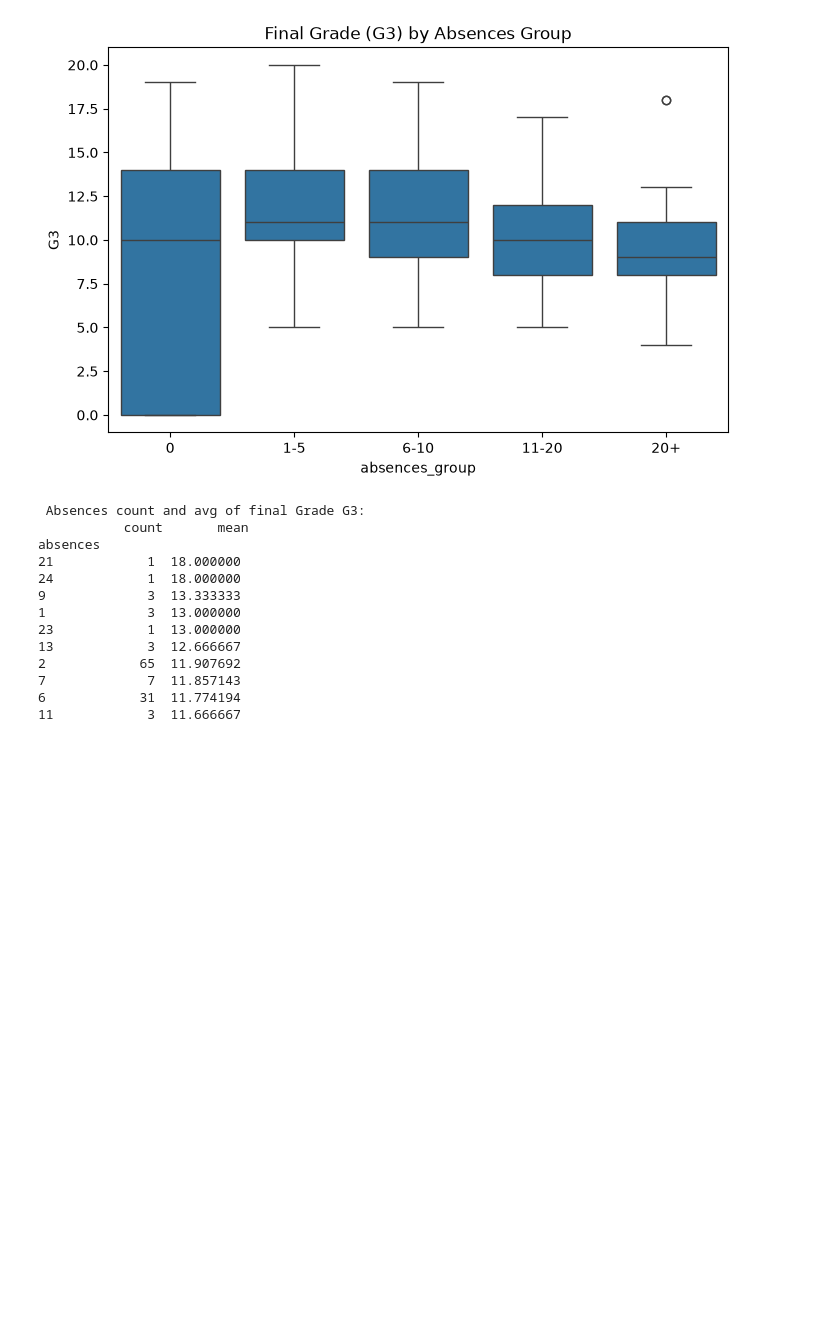
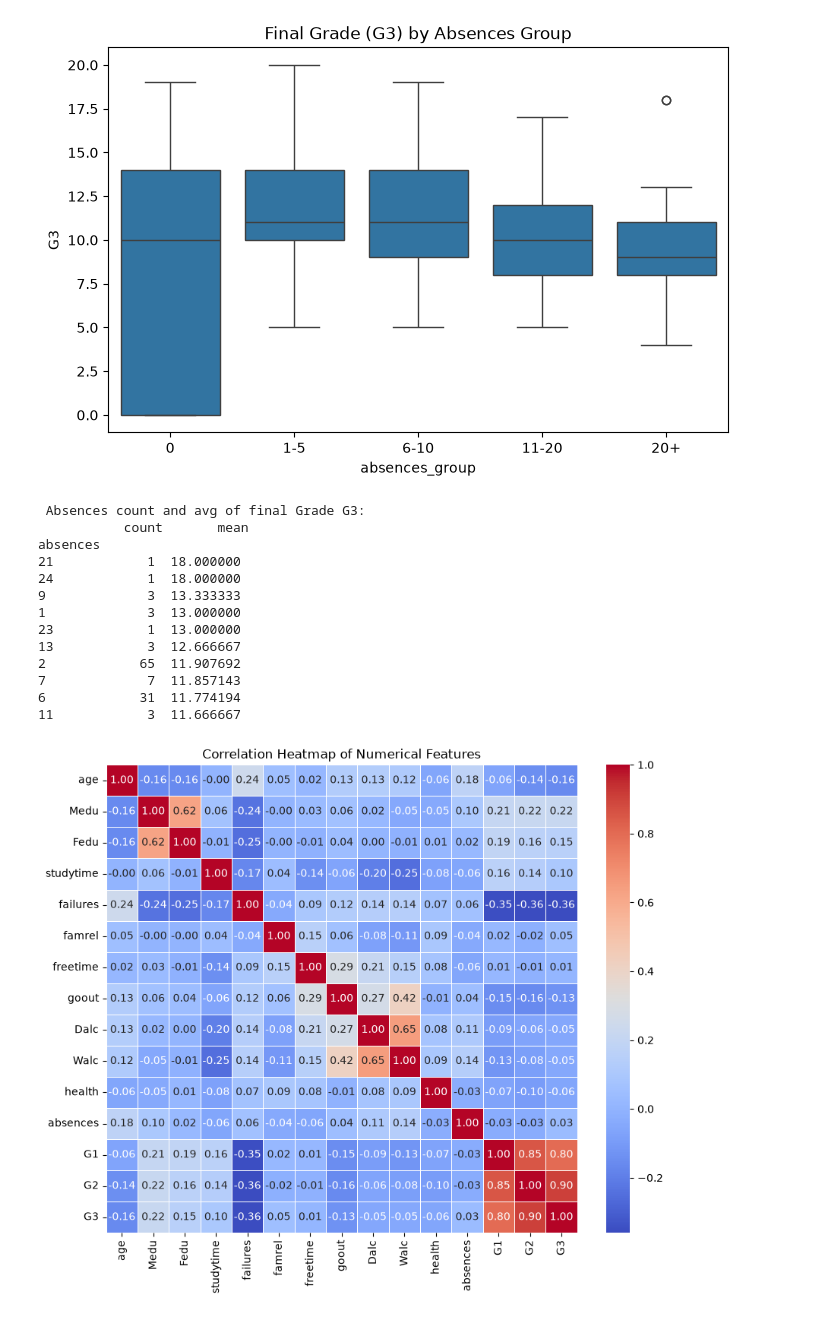
Before and after one commit to Udaykirankota32/Student-Performance-Prediction-System, a Jupyter notebook: 001_data_understanding.ipynb, the cells around one changed output. Cells and saved outputs as stored; diff of their text form; code cells hidden in the pictures; blank space fills up the shorter version.

Commit message:
feat: add correlation heatmap, feature selection, train-test split, Linear Regression and prediction

```diff
--- a/001_data_understanding.ipynb
+++ b/001_data_understanding.ipynb
@@ -625,4 +625,25 @@ absences
 # %%
 #The boxplot of G3 vs Absences is hard to interpret because many absence values have only 1 student. Overall, students with fewer absences tend to have better and more stable final grades. Very high absences are rare.
 # %%
-##Heat
+##HeatMap
+from pathlib import Path
+import numpy as np
+import pandas as pd
+import matplotlib.pyplot as plt
+import seaborn as sb
+
+file_path=Path(r"D:\students-Performance-Prediction-system\studentsDataFile\student\student-mat.csv")
+
+df=pd.read_csv(file_path,sep=";")
+##Heatmap
+plt.figure(figsize=(10,8))
+
+corr = df[["age", "Medu", "Fedu", "studytime", "failures", "famrel",
+           "freetime", "goout", "Dalc", "Walc", "health", "absences",
+           "G1", "G2", "G3"]].corr()
+
+sb.heatmap(corr, annot=True, cmap="coolwarm", fmt=".2f", linewidths=0.5)
+plt.title("Correlation Heatmap of Numerical Features")
+plt.show()
+# %% [output]
+[figure, added]
```
Also changed, not shown: parts of 5 cells of this notebook.
